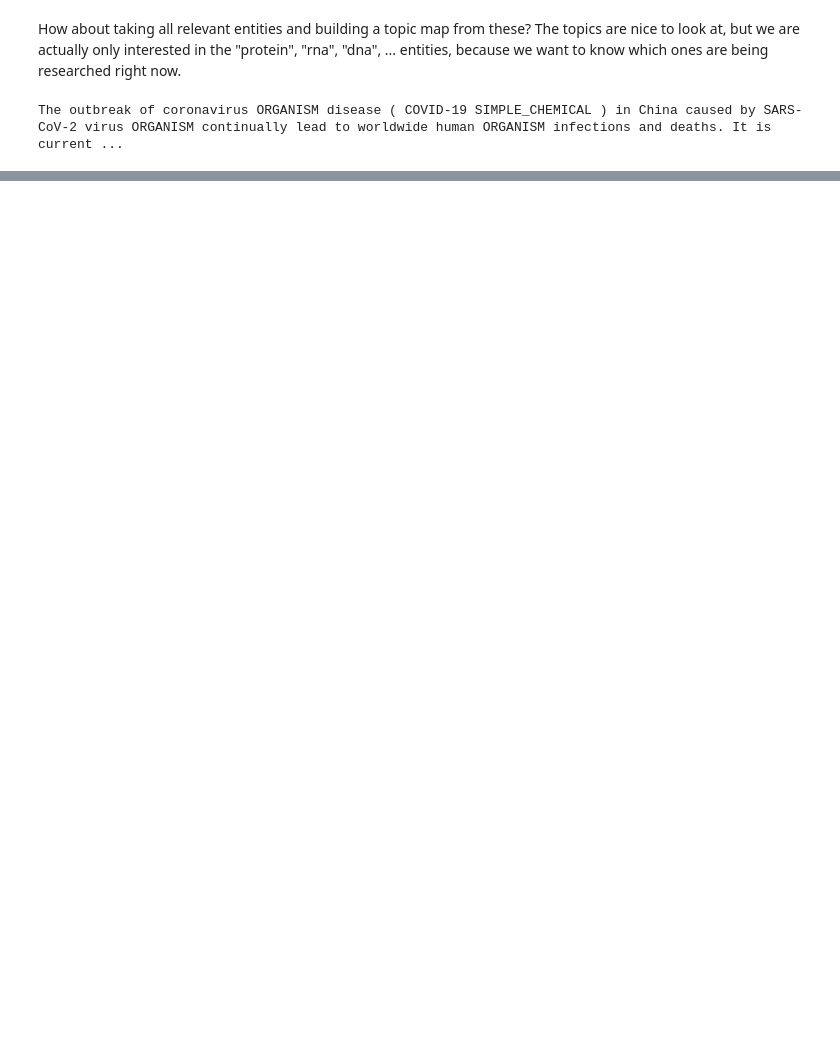
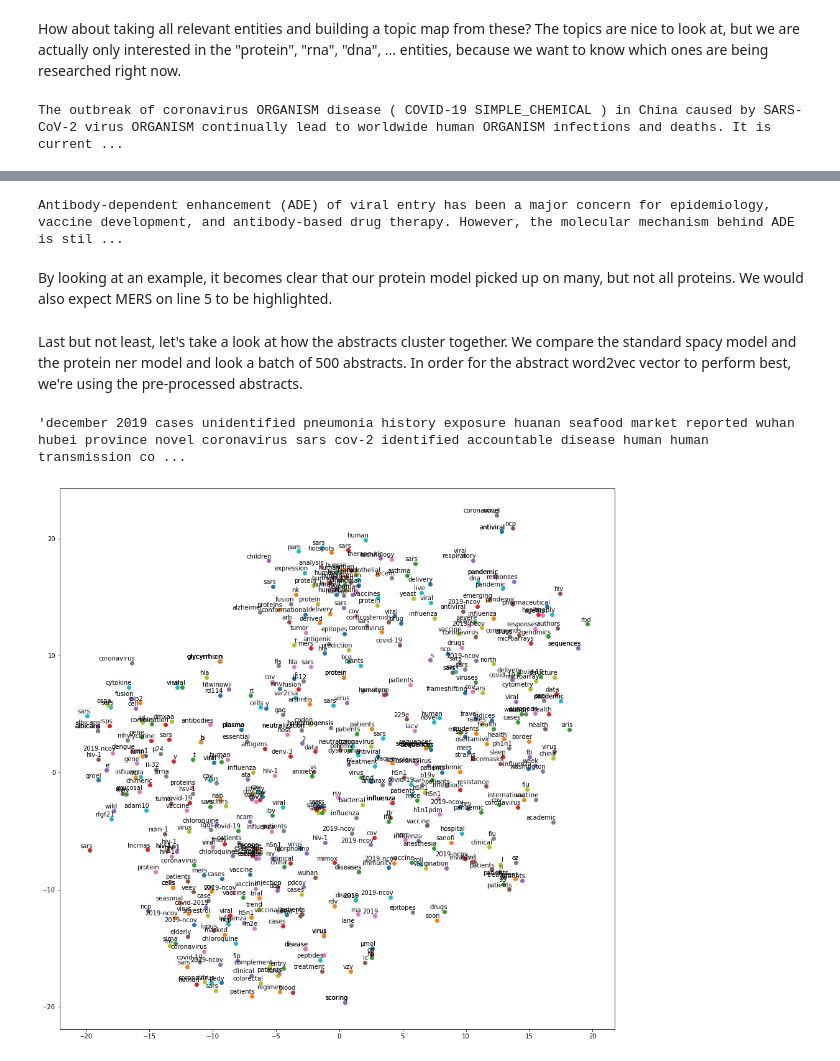
Before and after one commit to MartinTschechne/ML4H2020, a Jupyter notebook: NLP/Initial look on data.ipynb, the cells around one changed output, grey strips where cells are left out. Drawn from its saved outputs; the diff is of its cells as text; code cells hidden in the pictures; blank space fills up the shorter version.

```diff
--- a/NLP/Initial look on data.ipynb
+++ b/NLP/Initial look on data.ipynb
@@ -394,4 +370,0 @@ ValueError: [E007] 'Negex' already exists in pipeline. Existing names: ['tagger'
-# %%
-'''doc = nlp(abstracts.iloc[np.where(vaccine_idx)[0][6],7])
-for e in doc.ents:
-    print(e.text, e._.negex)'''
@@ -405,0 +377,58 @@ for e in doc.ents:
+# %%
+# Look at abstracts with a certain keyword in them
+keyword_of_interest = 'antibodies'
+idx_of_interest = []
+
+for i in range(vaccines[~vaccines.Entities.isna()].shape[0]):
+    ls  = vaccines[~vaccines.Entities.isna()]['Entities'].iloc[i]
+
+    for e in ls:
+        if e[0] == keyword_of_interest:
+            idx_of_interest.append(i)
+# %%
+b = vaccines.iloc[idx_of_interest[1]]['abstract']
+doc = nlp_protein(b) # change the model to match the chosen entity category
+spacy.displacy.render(doc, style='ent',jupyter=True)
+# %% [output]
+Antibody-dependent enhancement (ADE) of viral entry has been a major concern for epidemiology, vaccine development, and antibody-based drug therapy. However, the molecular mechanism behind ADE is stil ...
+# %% [markdown]
+By looking at an example, it becomes clear that our protein model picked up on many, but not all proteins. We would also expect MERS on line 5 to be highlighted.
+# %% [markdown]
+Last but not least, let's take a look at how the abstracts cluster together. We compare the standard spacy model and the protein ner model and look a batch of 500 abstracts. In order for the abstract word2vec vector to perform best, we're using the pre-processed abstracts.
+# %%
+vaccines.abstract_description[0]
+# %% [output]
+'december 2019 cases unidentified pneumonia history exposure huanan seafood market reported wuhan hubei province novel coronavirus sars cov-2 identified accountable disease human human transmission co ...
+# %%
+# Standard language model
+labels = []
+tokens = []
+
+for abstract in vaccines.abstract_description[:500]: # [:5000]
+    doc = nlp(abstract)
+    tokens.append(doc.vector)
+    words = [token.text for token in doc]
+    most_common = Counter(words).most_common(1)[0][0]
+    labels.append(most_common)
+
+tsne_model = TSNE(perplexity=40, n_components=2, init='pca', n_iter=2500, random_state=23)
+new_values = tsne_model.fit_transform(tokens)
+
+x = []
+y = []
+for value in new_values:
+    x.append(value[0])
+    y.append(value[1])
+
+plt.figure(figsize=(16, 16))
+for i in range(len(x)):
+    plt.scatter(x[i],y[i])
+    plt.annotate(labels[i],
+                 xy=(x[i], y[i]),
+                 xytext=(5, 2),
+                 textcoords='offset points',
+                 ha='right',
+                 va='bottom')
+plt.show()
+# %% [output]
+[figure, added]
```
Also changed, not shown: parts of 50 cells of this notebook.
